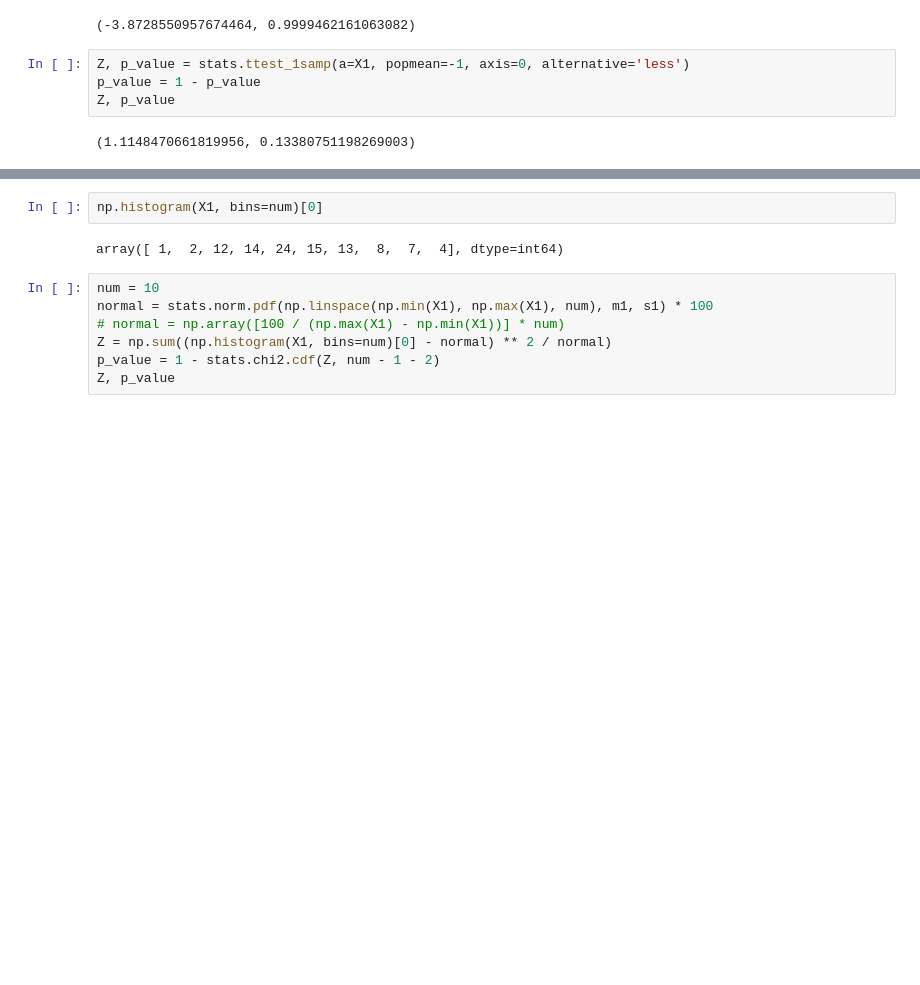
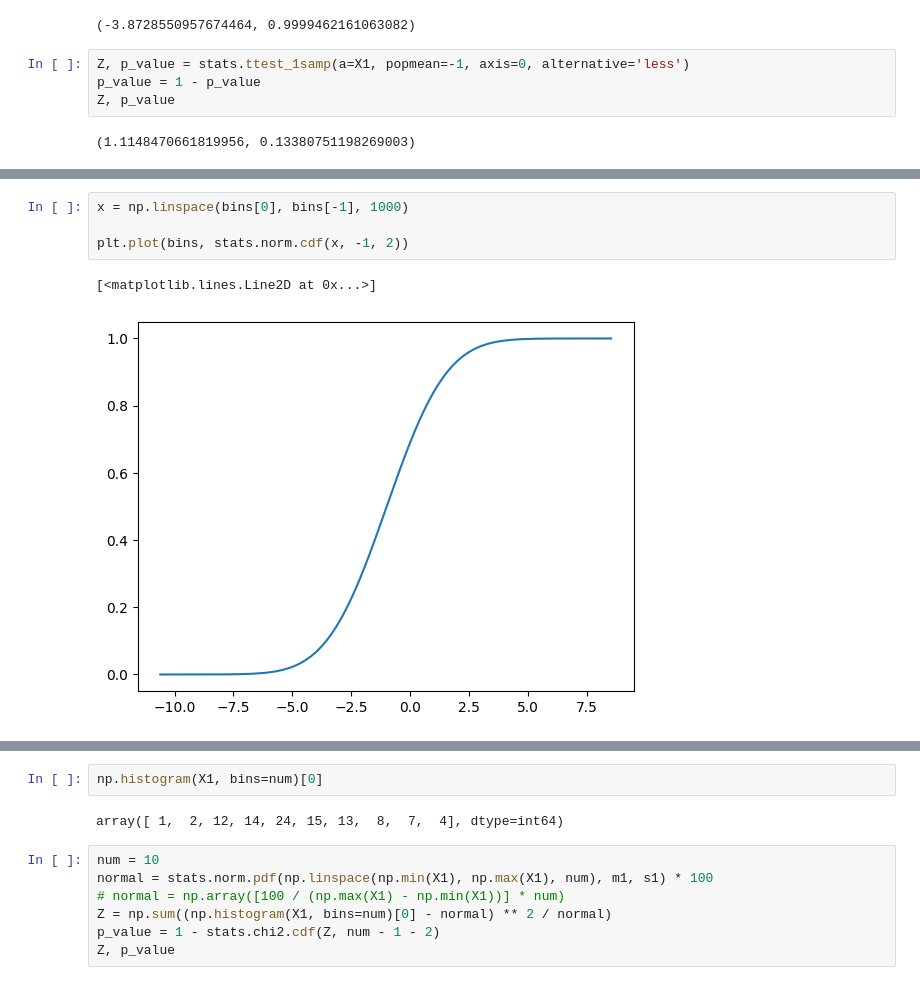
Before and after one commit to MEPhI-Floppas/matstat.py, a Jupyter notebook: lab1.ipynb, the cells around one changed output, grey strips where cells are left out. Saved outputs shown, nothing was run; the diff lists cells and outputs as text; blank space fills up the shorter version.

```diff
--- a/lab1.ipynb
+++ b/lab1.ipynb
@@ -146,3 +206,10 @@ Z, p_value
+# %%
+x = np.linspace(bins[0], bins[-1], 1000)
+
+plt.plot(bins, stats.norm.cdf(x, -1, 2))
+# %% [output]
+[<matplotlib.lines.Line2D at 0x...>]
+[figure, added]
 # %%
 normal
 # %% [output]
```
Also changed, not shown: parts of 12 cells of this notebook, 1 other file.
